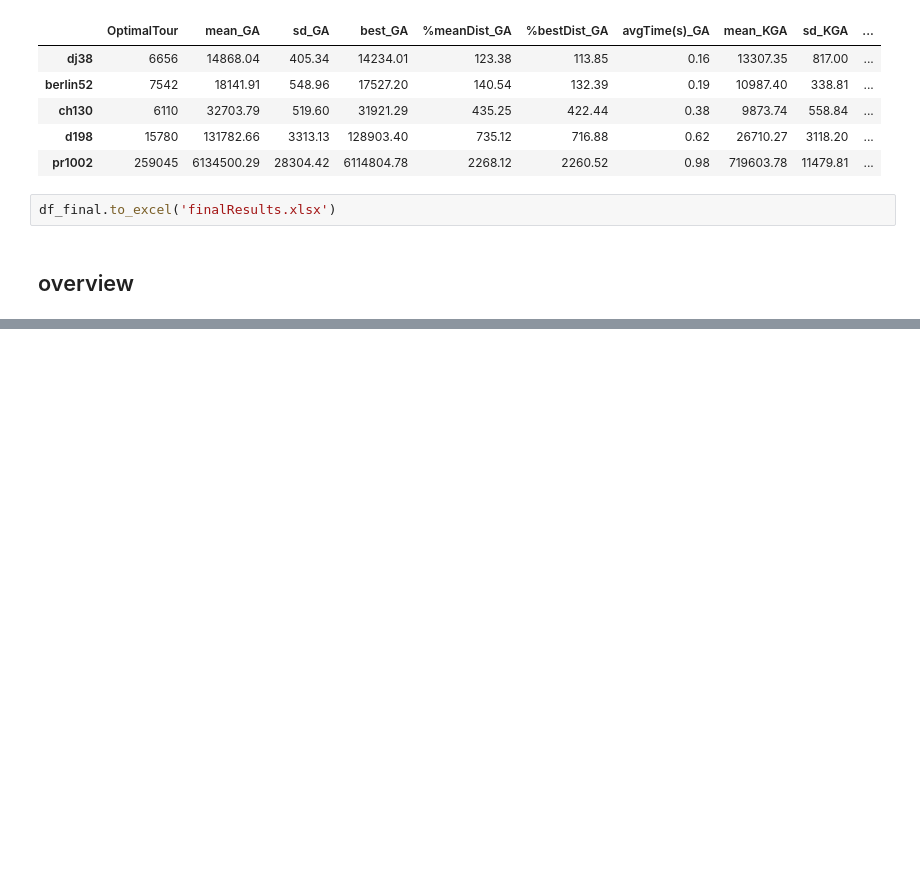
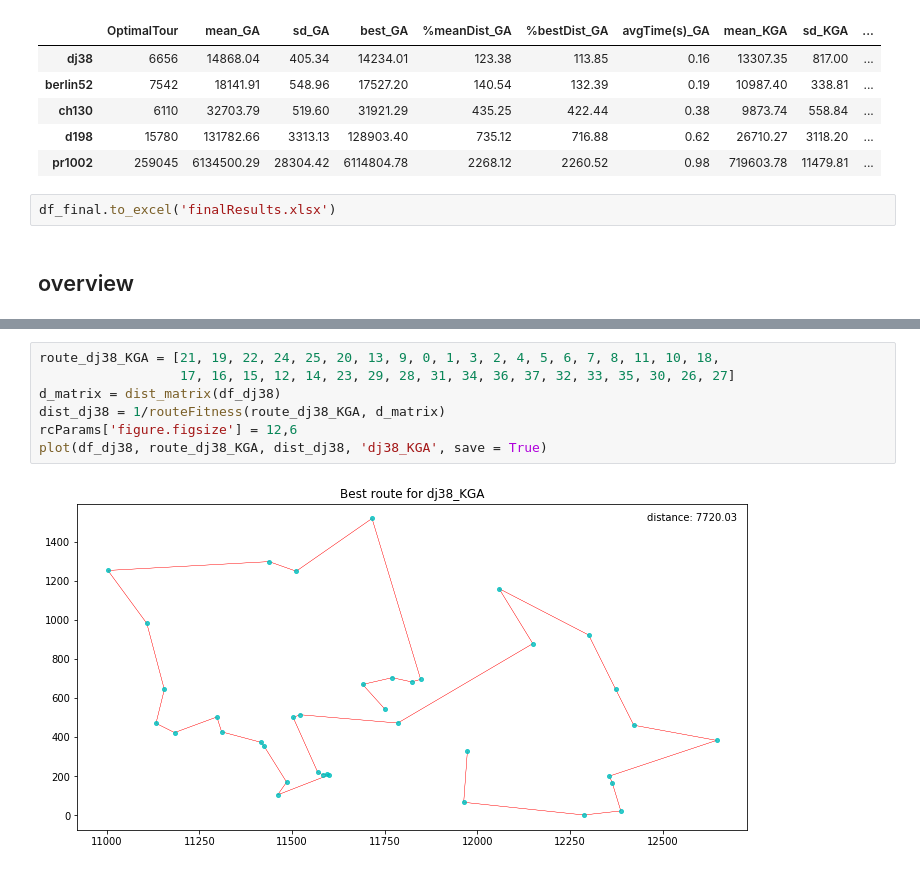
Before and after one commit to DBertazioli/Ant-Q-KGA, a Jupyter notebook: genomic/extended_try.ipynb, the cells around one changed output, grey strips where cells are left out. Drawn from its saved outputs; the diff is of its cells as text; blank space fills up the shorter version.

```diff
--- a/genomic/extended_try.ipynb
+++ b/genomic/extended_try.ipynb
@@ -1394,0 +1408,9 @@ data.head()
+# %%
+route_dj38_KGA = [21, 19, 22, 24, 25, 20, 13, 9, 0, 1, 3, 2, 4, 5, 6, 7, 8, 11, 10, 18,
+                  17, 16, 15, 12, 14, 23, 29, 28, 31, 34, 36, 37, 32, 33, 35, 30, 26, 27]
+d_matrix = dist_matrix(df_dj38)
+dist_dj38 = 1/routeFitness(route_dj38_KGA, d_matrix)
+rcParams['figure.figsize'] = 12,6
+plot(df_dj38, route_dj38_KGA, dist_dj38, 'dj38_KGA', save = True)
+# %% [output]
+[figure, added]
```
Also changed, not shown: parts of 16 cells of this notebook, 10 other files.
